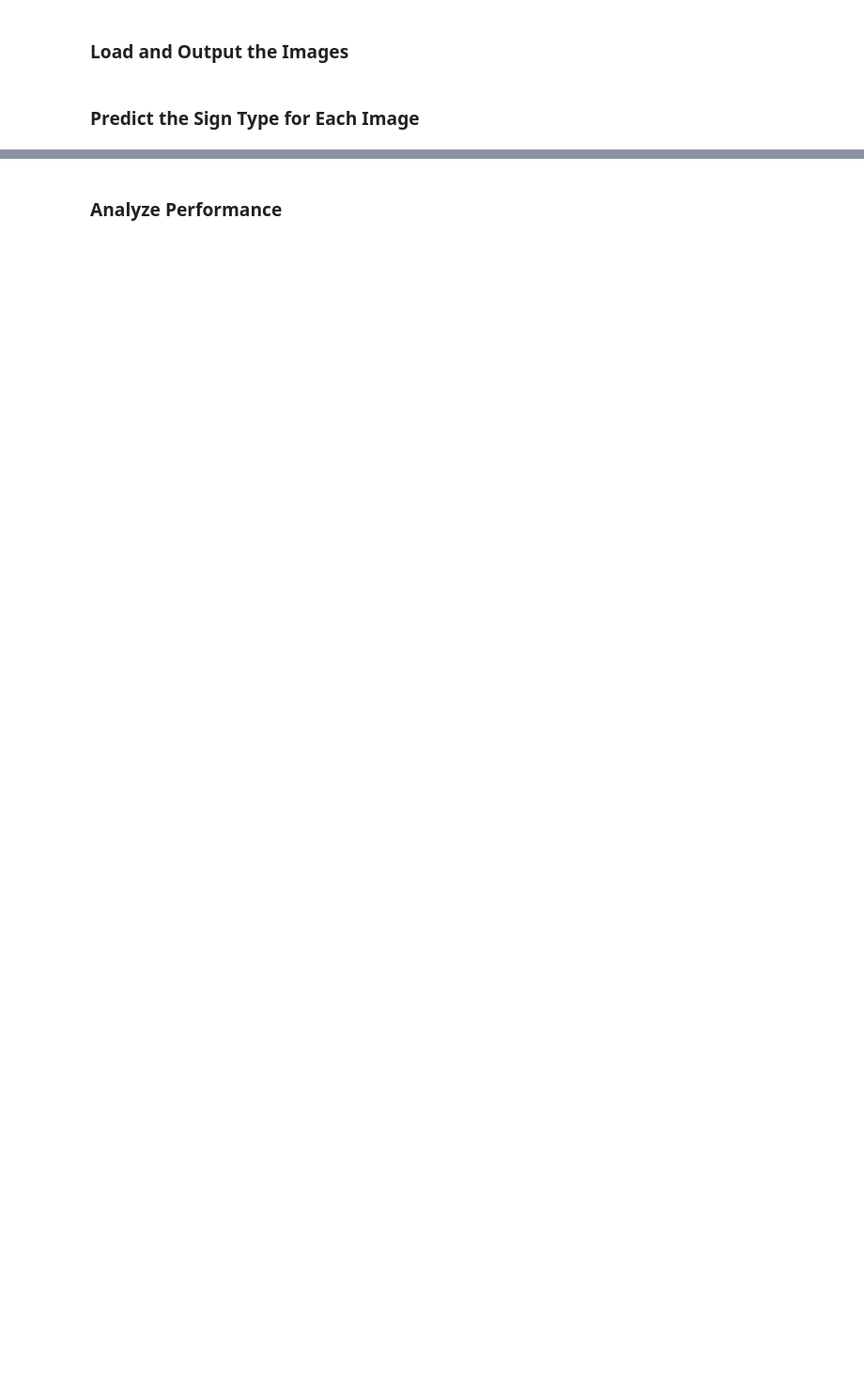
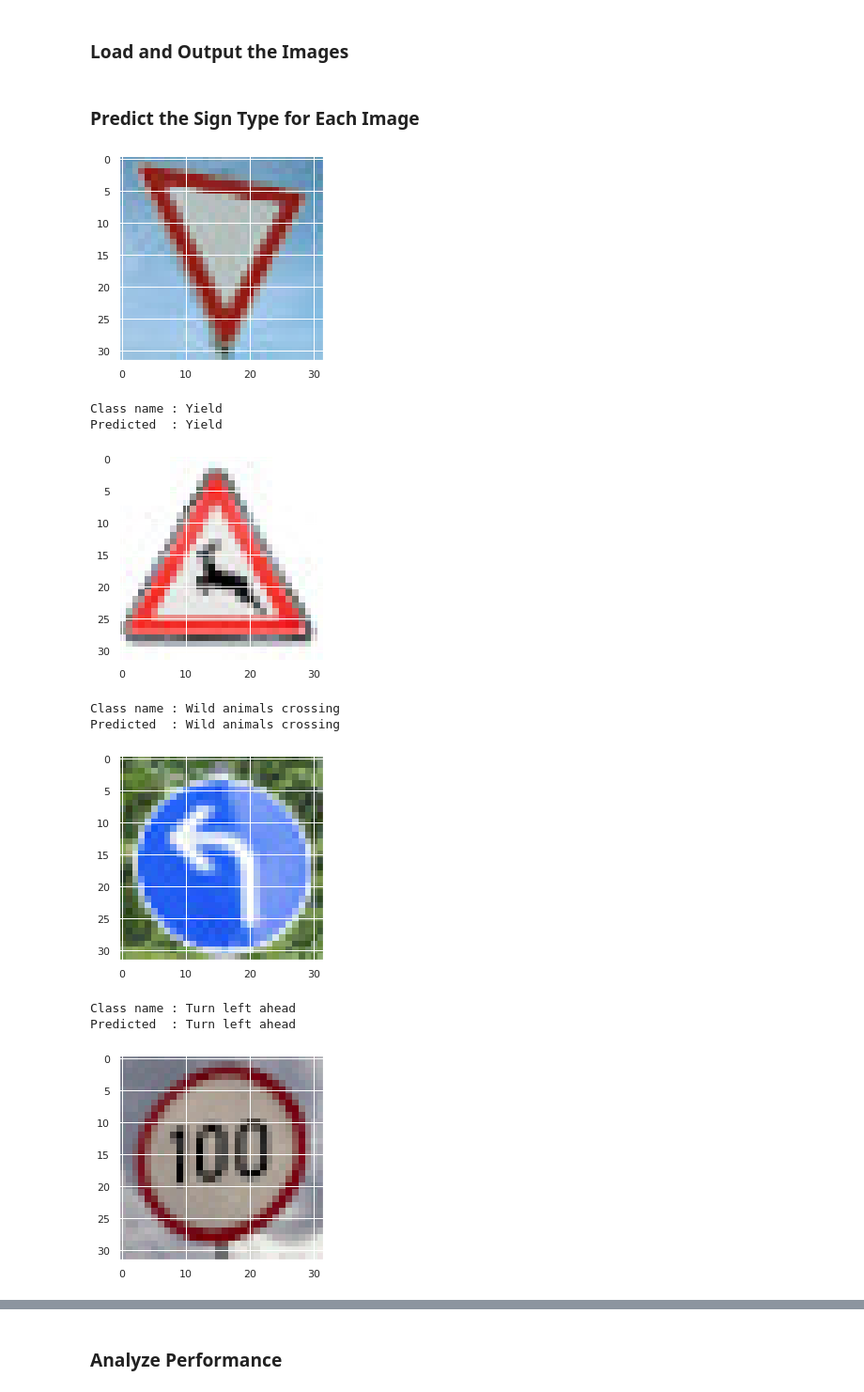
Before and after one commit to rodrigoAMF/SDCND-Udacity, a Jupyter notebook: P3-Traffic-Sign-Classifier/Traffic_Sign_Classifier.ipynb, the cells around one changed output, grey strips where cells are left out. Shown at 94% size. Saved outputs shown, nothing was run; the diff lists cells and outputs as text; code cells hidden in the pictures; blank space fills up the shorter version.

```diff
--- a/P3-Traffic-Sign-Classifier/Traffic_Sign_Classifier.ipynb
+++ b/P3-Traffic-Sign-Classifier/Traffic_Sign_Classifier.ipynb
@@ -484,6 +313,59 @@ def getImagePredictions(image):
+# %%
+### Load the images and plot them here.
+### Feel free to use as many code cells as needed.
+import os
+import csv
+import cv2
+
+# Load sign names
+with open("signnames.csv", mode='r') as file:
+    reader = csv.reader(file)
+    sign_names = {int(row[0]): row[1] for row in reader if row[0] != "ClassId"}
+
+# Load test images
+test_images_folder = "test_images"
+test_images    = []
+test_images_tf = []
+images_class   = []
+for image_name in os.listdir(test_images_folder):
+    image = cv2.imread(os.path.join(test_images_folder, image_name))
+    image = cv2.cvtColor(image, cv2.COLOR_BGR2RGB)
+    image_class = int(image_name.split("_")[0])
+
+    test_images.append(image)
+    test_images_tf.append(np.expand_dims(image, axis=0))
+    images_class.append(image_class)
 # %% [markdown]
 ### Predict the Sign Type for Each Image
 # %%
 ### Run the predictions here and use the model to output the prediction for each image.
 ### Make sure to pre-process the images with the same pre-processing pipeline used earlier.
 ### Feel free to use as many code cells as needed.
+
+def predict(image):
+    image = image/255.0
+
+    predicted_class_id = np.argmax(model.predict(image))
+    predicted_class_name = sign_names[predicted_class_id]
+
+    return predicted_class_id, predicted_class_name
+
+for image, image_tf, image_class_id in zip(test_images, test_images_tf, images_class):
+    image_class_name = sign_names[image_class_id]
+    predicted_class_id, predicted_class_name = predict(image_tf)
+
+    # Plot images
+    plt.imshow(image)
+    plt.show()
+    print("Class name : {}\nPredicted  : {}".format(image_class_name, predicted_class_name))
+# %% [output]
+[figure, added]
+Class name : Yield
+Predicted  : Yield
+[figure, added]
+Class name : Wild animals crossing
+Predicted  : Wild animals crossing
+[figure, added]
+Class name : Turn left ahead
+Predicted  : Turn left ahead
+[figure, added]
```
Also changed, not shown: parts of 26 cells of this notebook, 8 other files.
